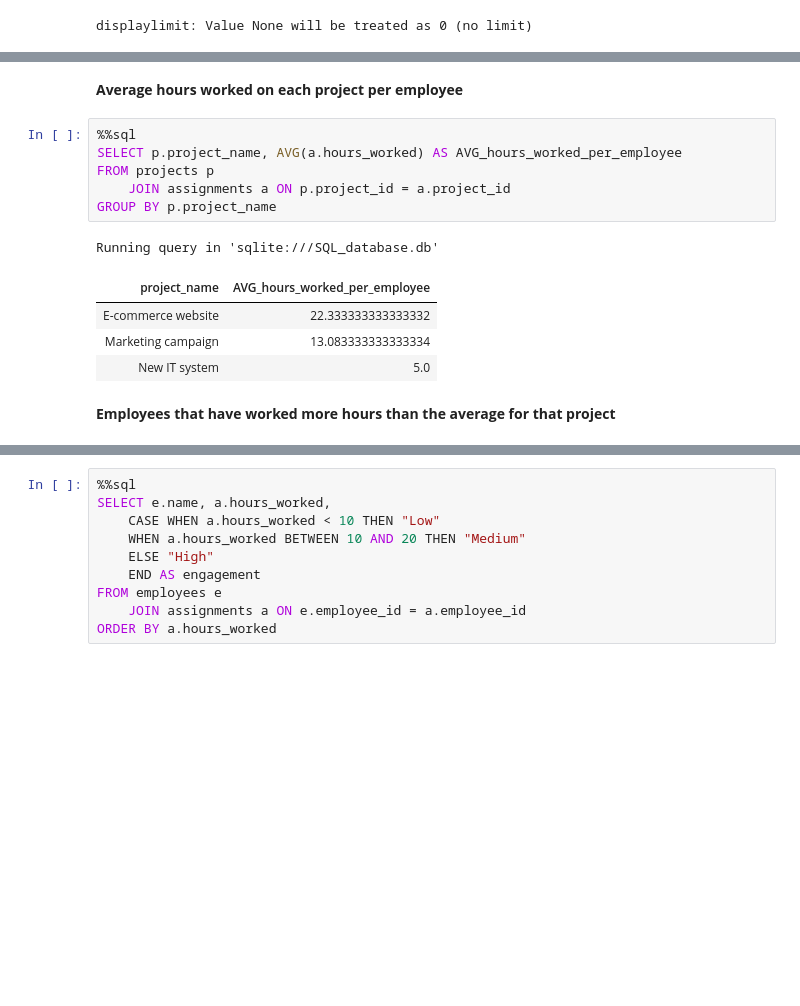
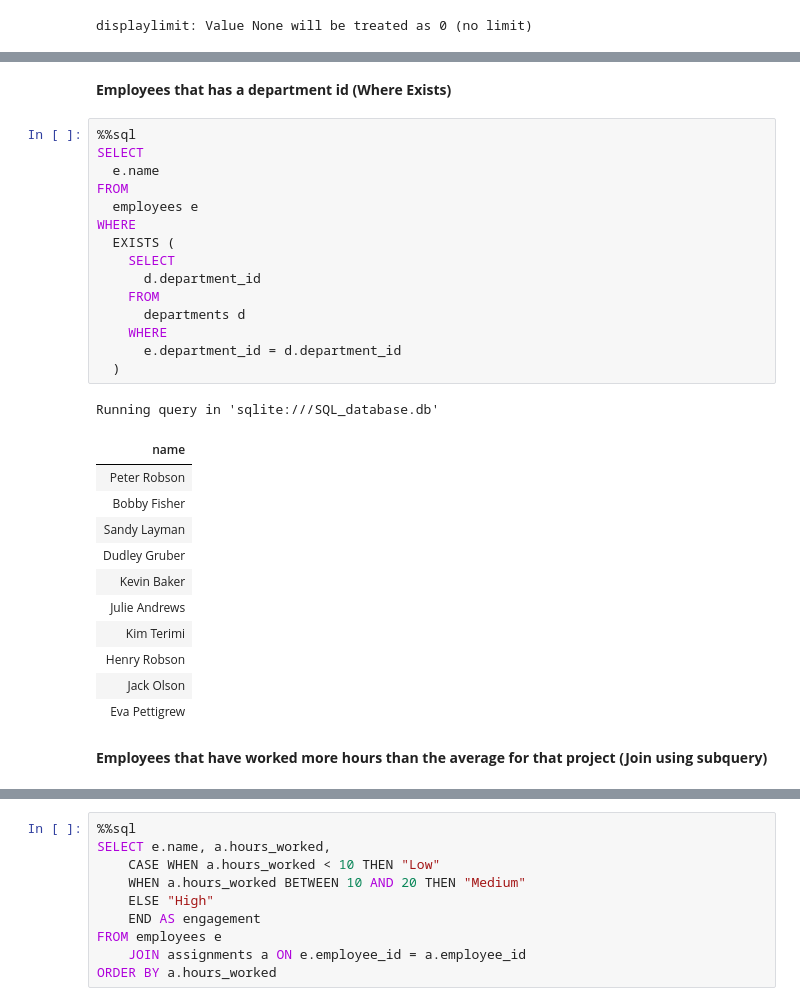
Before and after one commit to LucasHoffSchmidt/SQL_Mastery, a Jupyter notebook: SQL_Mastery.ipynb, the cells around one changed output, grey strips where cells are left out. Saved outputs shown, nothing was run; the diff lists cells and outputs as text; blank space fills up the shorter version.

```diff
--- a/SQL_Mastery.ipynb
+++ b/SQL_Mastery.ipynb
@@ -291,21 +456,37 @@ Running query in 'sqlite:///SQL_database.db'
 | Peter Robson | 2023-01-01 | 82000 | 4000 |
 | Peter Robson | 2024-01-01 | 85000 | 3000 |
 | Sandy Layman | 2024-01-01 | 63000 | None |
-# %% [markdown]
-**Average hours worked on each project per employee**
-# %%
-%%sql
-SELECT p.project_name, AVG(a.hours_worked) AS AVG_hours_worked_per_employee
-FROM projects p
-    JOIN assignments a ON p.project_id = a.project_id
-GROUP BY p.project_name
-# %% [output]
-Running query in 'sqlite:///SQL_database.db'
-| project_name | AVG_hours_worked_per_employee |
-| E-commerce website | 22.333333333333332 |
-| Marketing campaign | 13.083333333333334 |
-| New IT system | 5.0 |
+# %% [markdown]
+**Employees that has a department id (Where Exists)**
+# %%
+%%sql
+SELECT
+  e.name
+FROM
+  employees e
+WHERE
+  EXISTS (
+    SELECT
+      d.department_id
+    FROM
+      departments d
+    WHERE
+      e.department_id = d.department_id
+  )
+# %% [output]
+Running query in 'sqlite:///SQL_database.db'
+| name |
+| Peter Robson |
+| Bobby Fisher |
+| Sandy Layman |
+| Dudley Gruber |
+| Kevin Baker |
+| Julie Andrews |
+| Kim Terimi |
+| Henry Robson |
+| Jack Olson |
+| Eva Pettigrew |
 # %% [markdown]
-**Employees that have worked more hours than the average for that project**
+**Employees that have worked more hours than the average for that project (Join using subquery)**
 # %%
 %%sql
```
Also changed, not shown: parts of 45 cells of this notebook.
